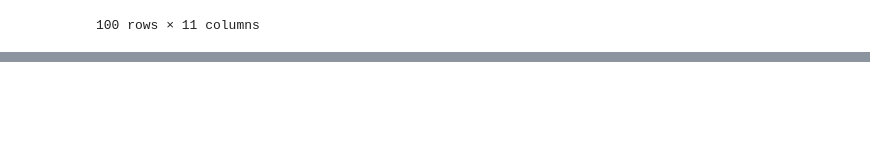
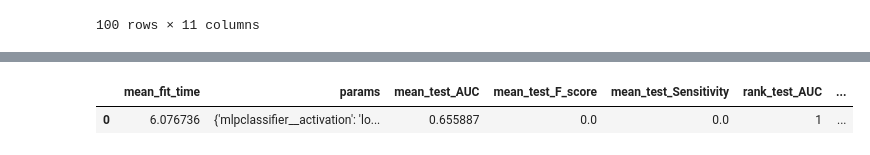
Before and after one commit to lkarol00/simulacion, a Jupyter notebook: Proyecto Semestre.ipynb, the cells around one changed output, grey strips where cells are left out. Drawn from its saved outputs; the diff is of its cells as text; code cells hidden in the pictures; blank space fills up the shorter version.

```diff
--- a/Proyecto Semestre.ipynb
+++ b/Proyecto Semestre.ipynb
@@ -980,0 +1167,19 @@ df
+# %%
+from sklearn.neural_network import MLPClassifier
+
+scoring = {'AUC': 'roc_auc', 'F-score': 'f1', 'Sensitivity': make_scorer(recall_score)}
+parameters = {
+    'mlpclassifier__hidden_layer_sizes': [20],
+    'mlpclassifier__max_iter': [250],
+    'mlpclassifier__activation': ['logistic'],
+    'mlpclassifier__solver': ['adam'],
+    'mlpclassifier__alpha': [0.001],
+    'mlpclassifier__learning_rate': ['adaptive'],
+    'mlpclassifier__random_state':[0]
+}
+
+pp = make_pipeline(StandardScaler(), MLPClassifier())
+
+gs = GridSearchCV(pp, parameters, cv=skf, scoring=scoring, refit='AUC', return_train_score=True, n_jobs=-1, verbose=10)
+gs.fit(X_new, y_new)
+results = gs.cv_results_
@@ -980,0 +1193,8 @@ df
+# %%
+results_mlp= gs.cv_results_
+d = pandas.DataFrame(results_mlp)
+table_mlp_new = make_table(d)
+table_mlp_new
+# %% [output]
+|  | mean_fit_time | params | mean_test_AUC | mean_test_F_score | mean_test_Sensitivity | rank_test_AUC | ... |
+| 0 | 6.076736 | {'mlpclassifier__activation': 'lo... | 0.655887 | 0.0 | 0.0 | 1 | ... |
```
Also changed, not shown: parts of 21 cells of this notebook.
